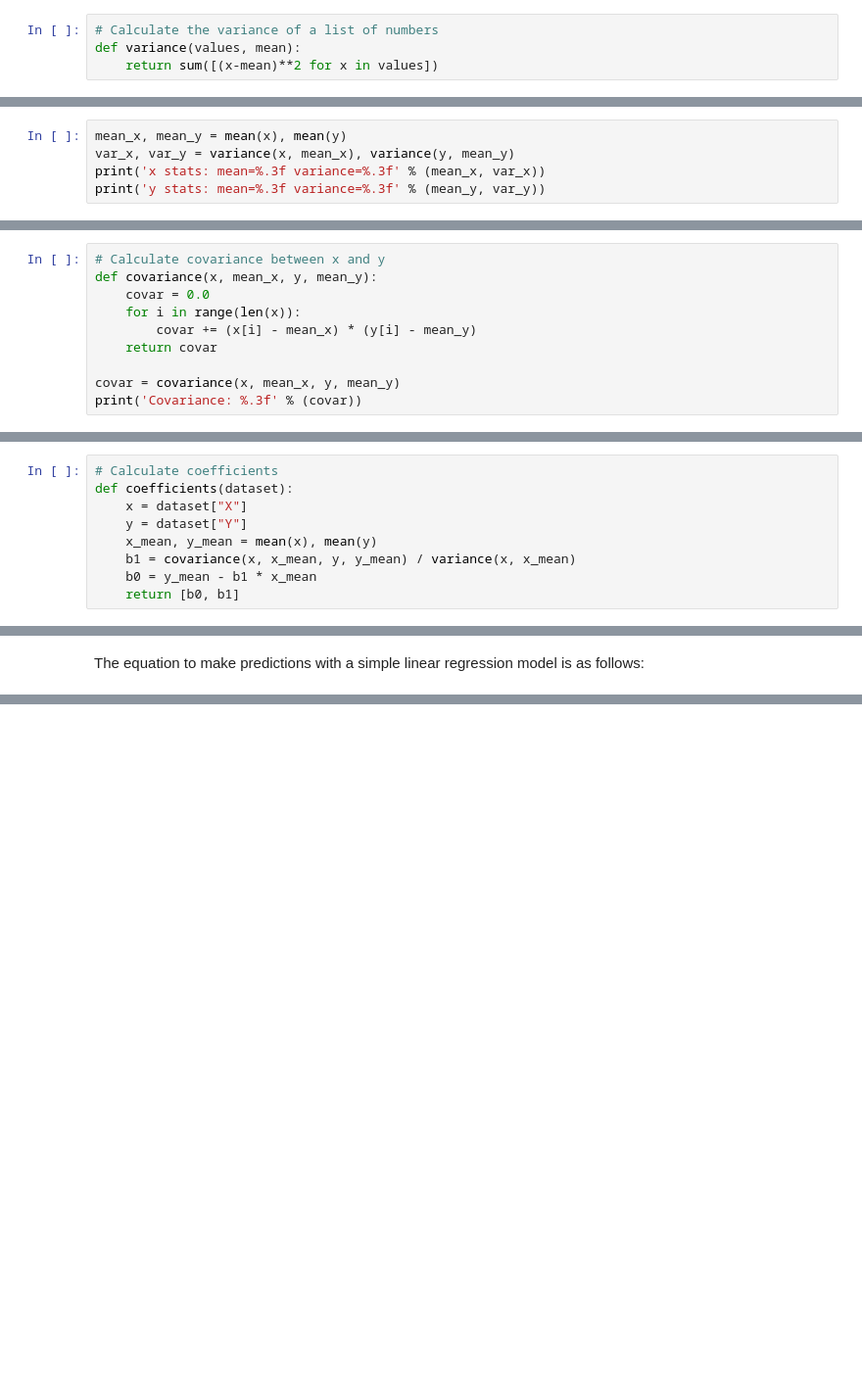
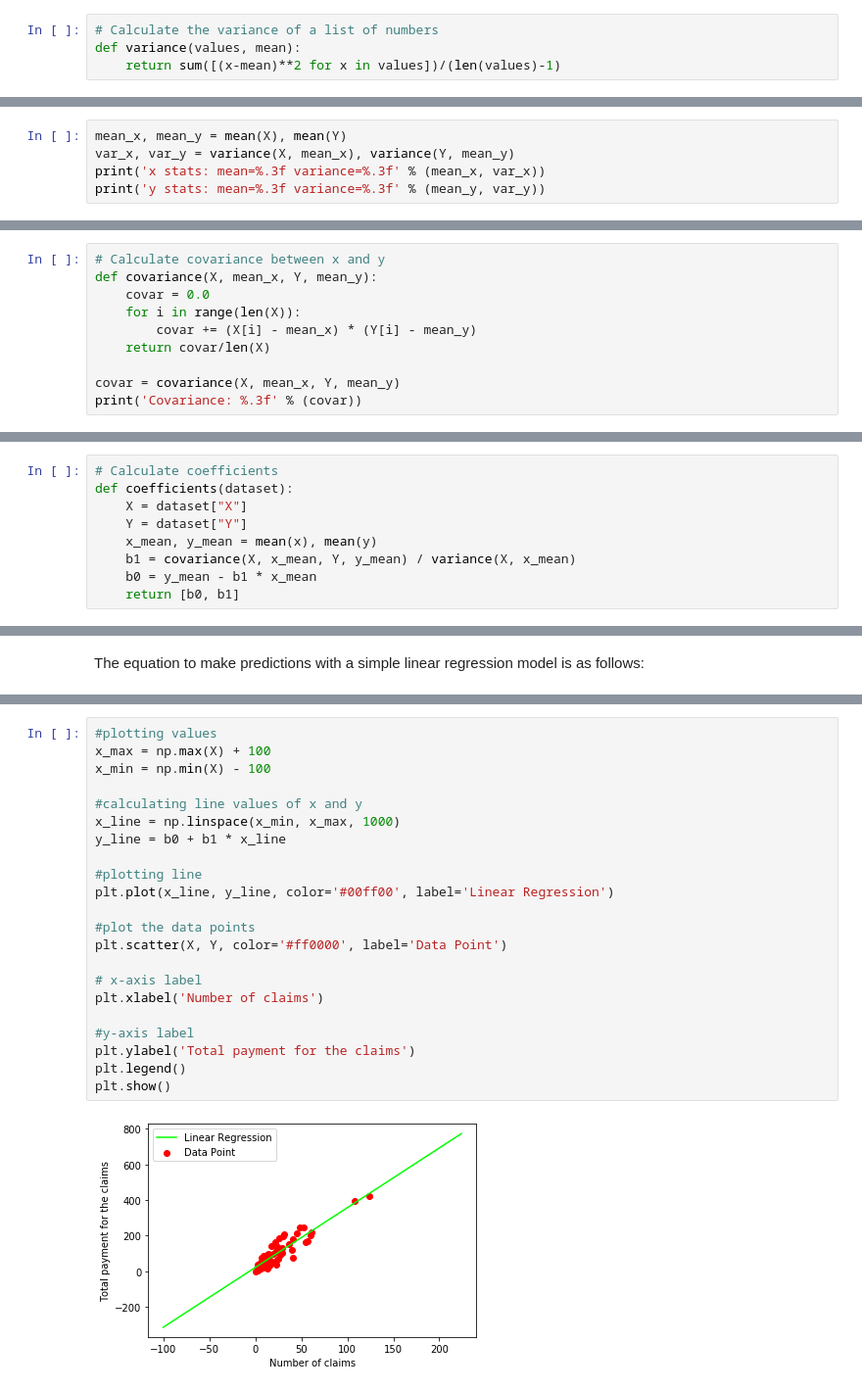
Before and after one commit to mrdchry/MachineLearning, a Jupyter notebook: LinearRegression.ipynb, the cells around one changed output, grey strips where cells are left out. Shown at 98% size. Drawn from its saved outputs; the diff is of its cells as text; blank space fills up the shorter version.

Commit message:
added plots and fit of the model
Co-Authored-By: Sergazy Nurbavliyev <42751574+sernur@users.noreply.github.com>

```diff
--- a/LinearRegression.ipynb
+++ b/LinearRegression.ipynb
@@ -53,7 +54,7 @@ def mean(values):
 # %%
 # Calculate the variance of a list of numbers
 def variance(values, mean):
-    return sum([(x-mean)**2 for x in values])
+    return sum([(x-mean)**2 for x in values])/(len(values)-1)
 # %% [markdown]
 Now that we have our functions defined, let's calculate the above statistics in our dataset example:
 # %%
@@ -70,8 +73,8 @@ Y    63 non-null float64
 dtypes: float64(1), int64(1)
 memory usage: 1.1 KB
 # %%
-mean_x, mean_y = mean(x), mean(y)
-var_x, var_y = variance(x, mean_x), variance(y, mean_y)
+mean_x, mean_y = mean(X), mean(Y)
+var_x, var_y = variance(X, mean_x), variance(Y, mean_y)
 print('x stats: mean=%.3f variance=%.3f' % (mean_x, var_x))
 print('y stats: mean=%.3f variance=%.3f' % (mean_y, var_y))
 # %% [output]
@@ -95,12 +98,12 @@ Nevertheless, we can calculate the covariance between two variables as follows:
 So, let's define a function for that and get the results for our dataset:
 # %%
 # Calculate covariance between x and y
-def covariance(x, mean_x, y, mean_y):
+def covariance(X, mean_x, Y, mean_y):
     covar = 0.0
-    for i in range(len(x)):
-        covar += (x[i] - mean_x) * (y[i] - mean_y)
-    return covar
+    for i in range(len(X)):
+        covar += (X[i] - mean_x) * (Y[i] - mean_y)
+    return covar/len(X)
 
-covar = covariance(x, mean_x, y, mean_y)
+covar = covariance(X, mean_x, Y, mean_y)
 print('Covariance: %.3f' % (covar))
 # %% [output]
@@ -122,10 +125,10 @@ Since we have all of these functions prepared already, we can go ahead and defin
 # %%
 # Calculate coefficients
 def coefficients(dataset):
-    x = dataset["X"]
-    y = dataset["Y"]
+    X = dataset["X"]
+    Y = dataset["Y"]
     x_mean, y_mean = mean(x), mean(y)
-    b1 = covariance(x, x_mean, y, y_mean) / variance(x, x_mean)
+    b1 = covariance(X, x_mean, Y, y_mean) / variance(X, x_mean)
     b0 = y_mean - b1 * x_mean
     return [b0, b1]
 # %%
@@ -144,3 +149,27 @@ The equation to make predictions with a simple linear regression model is as fol
+# %%
+#plotting values
+x_max = np.max(X) + 100
+x_min = np.min(X) - 100
+
+#calculating line values of x and y
+x_line = np.linspace(x_min, x_max, 1000)
+y_line = b0 + b1 * x_line
+
+#plotting line
+plt.plot(x_line, y_line, color='#00ff00', label='Linear Regression')
+
+#plot the data points
+plt.scatter(X, Y, color='#ff0000', label='Data Point')
+
+# x-axis label
+plt.xlabel('Number of claims')
+
+#y-axis label
+plt.ylabel('Total payment for the claims')
+plt.legend()
+plt.show()
+# %% [output]
+[figure, added]
 # %%
 def simple_linear_regression(train, test):
     predictions = list()
```
Also changed, not shown: parts of 15 cells of this notebook.
